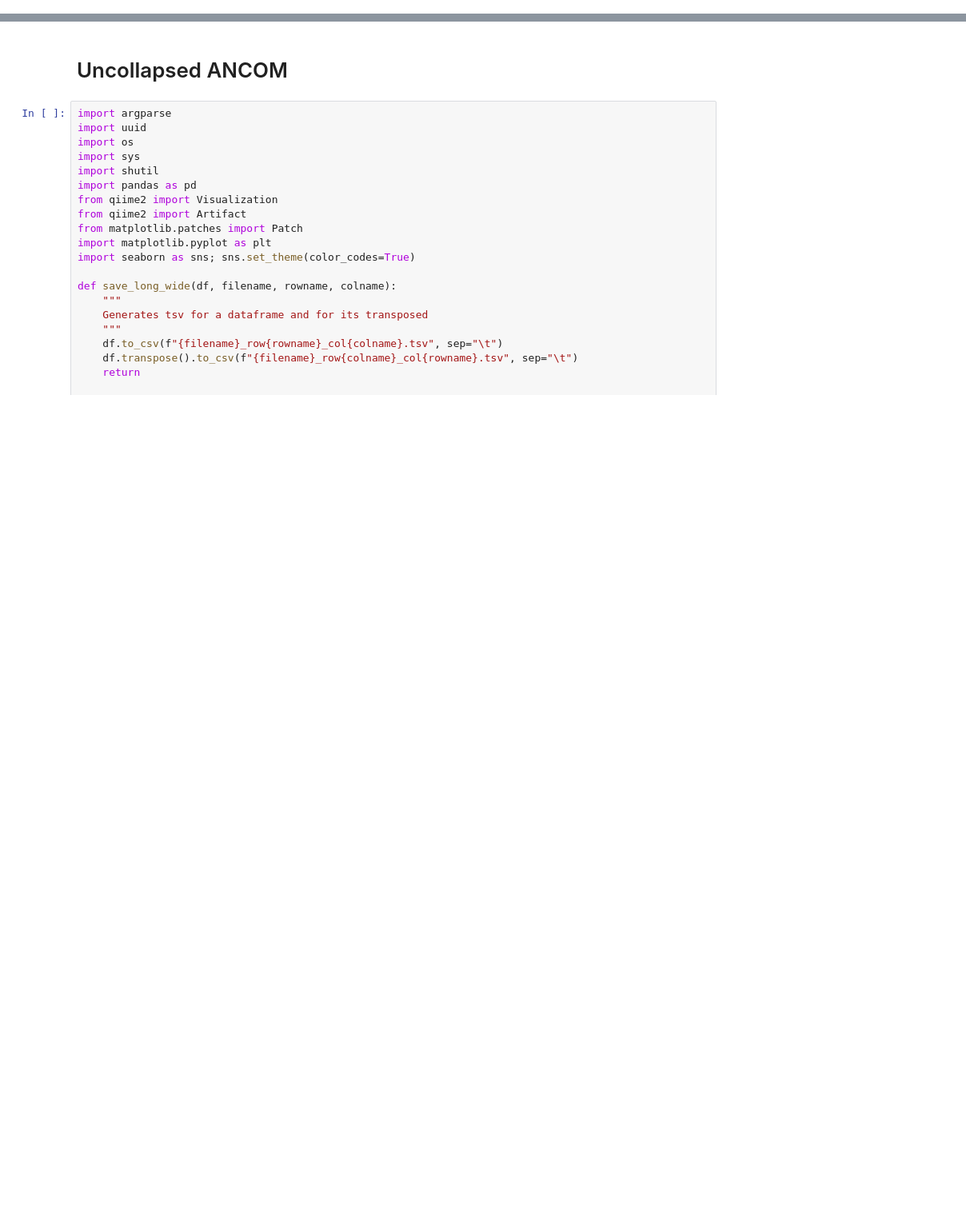
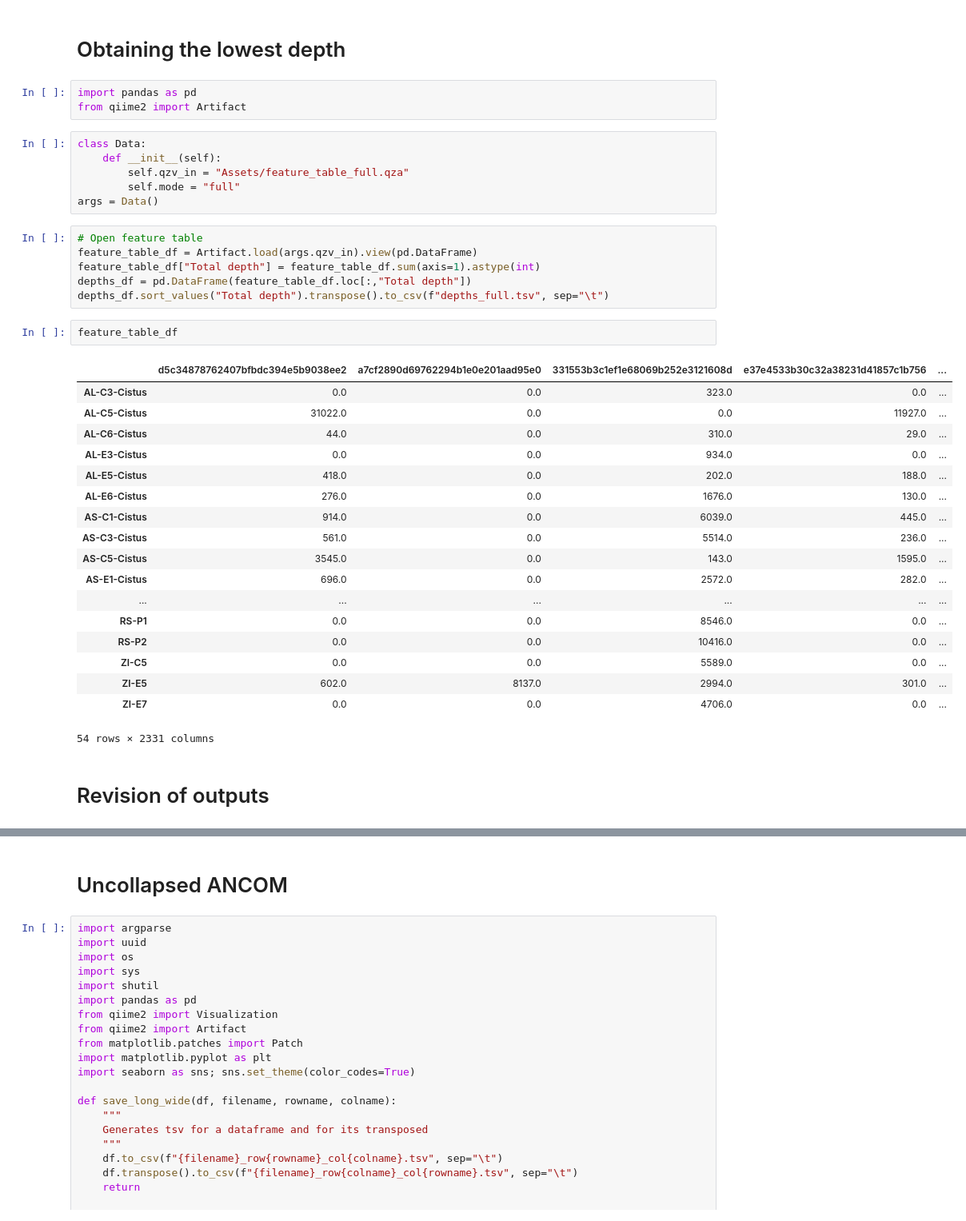
Before and after one commit to GuilleGorines/Notebooks, a Jupyter notebook: Qiime2_api_testing/Qiime2_API_testing.ipynb, the cells around one changed output, grey strips where cells are left out. Shown at 80% size. Cells and saved outputs as stored; diff of their text form; blank space fills up the shorter version.

```diff
--- a/Qiime2_api_testing/Qiime2_API_testing.ipynb
+++ b/Qiime2_api_testing/Qiime2_API_testing.ipynb
@@ -0,0 +1,40 @@
+# %% [markdown]
+# Obtaining the lowest depth
+# %%
+import pandas as pd
+from qiime2 import Artifact
+# %%
+class Data:
+    def __init__(self):
+        self.qzv_in = "Assets/feature_table_full.qza"
+        self.mode = "full"
+args = Data()
+# %%
+# Open feature table
+feature_table_df = Artifact.load(args.qzv_in).view(pd.DataFrame)
+feature_table_df["Total depth"] = feature_table_df.sum(axis=1).astype(int)
+depths_df = pd.DataFrame(feature_table_df.loc[:,"Total depth"])
+depths_df.sort_values("Total depth").transpose().to_csv(f"depths_full.tsv", sep="\t")
+# %%
+feature_table_df
+# %% [output]
+|  | d5c34878762407bfbdc394e5b9038ee2 | a7cf2890d69762294b1e0e201aad95e0 | 331553b3c1ef1e68069b252e3121608d | e37e4533b30c32a38231d41857c1b756 | ... |
+| AL-C3-Cistus | 0.0 | 0.0 | 323.0 | 0.0 | ... |
+| AL-C5-Cistus | 31022.0 | 0.0 | 0.0 | 11927.0 | ... |
+| AL-C6-Cistus | 44.0 | 0.0 | 310.0 | 29.0 | ... |
+| AL-E3-Cistus | 0.0 | 0.0 | 934.0 | 0.0 | ... |
+| AL-E5-Cistus | 418.0 | 0.0 | 202.0 | 188.0 | ... |
+| AL-E6-Cistus | 276.0 | 0.0 | 1676.0 | 130.0 | ... |
+| AS-C1-Cistus | 914.0 | 0.0 | 6039.0 | 445.0 | ... |
+| AS-C3-Cistus | 561.0 | 0.0 | 5514.0 | 236.0 | ... |
+| AS-C5-Cistus | 3545.0 | 0.0 | 143.0 | 1595.0 | ... |
+| AS-E1-Cistus | 696.0 | 0.0 | 2572.0 | 282.0 | ... |
+| ... | ... | ... | ... | ... | ... |
+| RS-P1 | 0.0 | 0.0 | 8546.0 | 0.0 | ... |
+| RS-P2 | 0.0 | 0.0 | 10416.0 | 0.0 | ... |
+| ZI-C5 | 0.0 | 0.0 | 5589.0 | 0.0 | ... |
+| ZI-E5 | 602.0 | 8137.0 | 2994.0 | 301.0 | ... |
+| ZI-E7 | 0.0 | 0.0 | 4706.0 | 0.0 | ... |
+54 rows × 2331 columns
+# %% [markdown]
+# Revision of outputs
```
Also changed, not shown: parts of 10 cells of this notebook, 34 other files.
